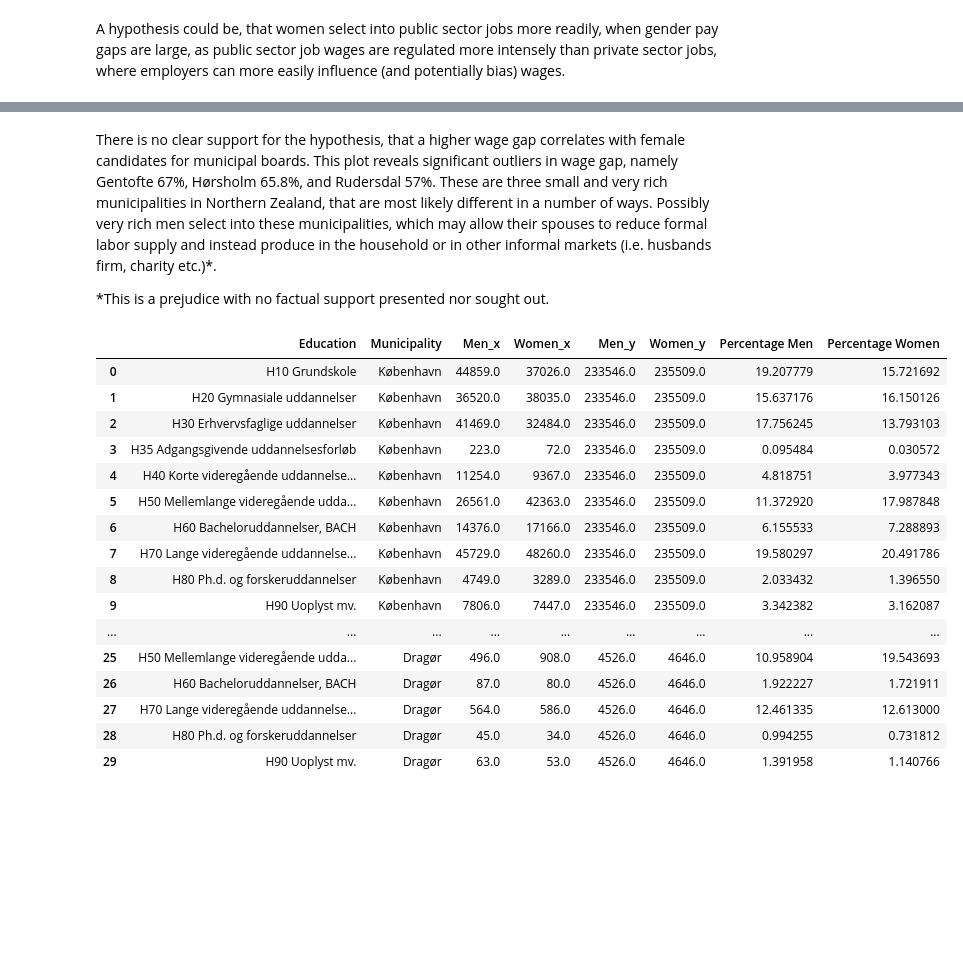
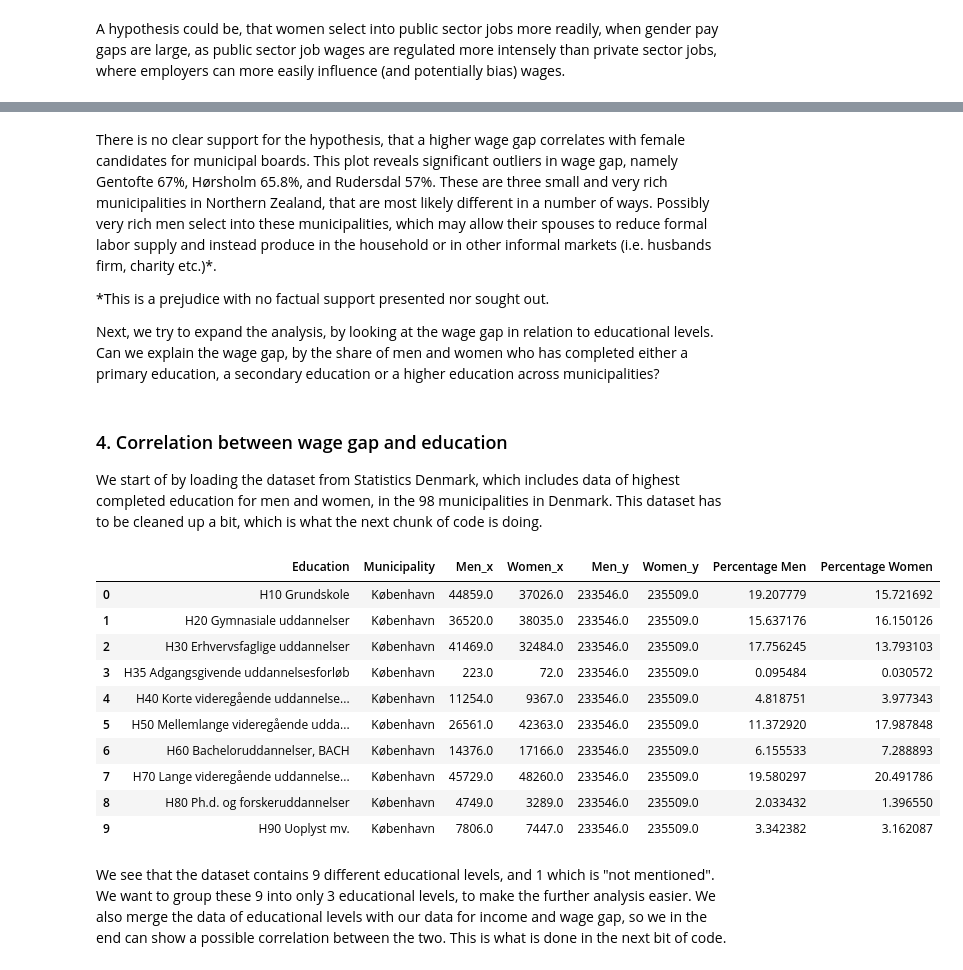
Before and after one commit to NumEconCopenhagen/projects-2019-computer-says-no, a Jupyter notebook: dataproject/Computer Says No.ipynb, the cells around one changed output, grey strips where cells are left out. Cells and saved outputs as stored; diff of their text form; code cells hidden in the pictures; blank space fills up the shorter version.

```diff
--- a/dataproject/Computer Says No.ipynb
+++ b/dataproject/Computer Says No.ipynb
@@ -291,6 +289,11 @@ There is no clear support for the hypothesis, that a higher wage gap correlates
 This plot reveals significant outliers in wage gap, namely Gentofte 67%, Hørsholm 65.8%, and Rudersdal 57%. These are three small and very rich municipalities in Northern Zealand, that are most likely different in a number of ways. Possibly very rich men select into these municipalities, which may allow their spouses to reduce formal labor supply and instead produce in the household or in other informal markets (i.e. husbands firm, charity etc.)*.
 
 *This is a prejudice with no factual support presented nor sought out.
+
+Next, we try to expand the analysis, by looking at the wage gap in relation to educational levels. Can we explain the wage gap, by the share of men and women who has completed either a primary education, a secondary education or a higher education across municipalities?
+# %% [markdown]
+### 4. Correlation between wage gap and education
+We start of by loading the dataset from Statistics Denmark, which includes data of highest completed education for men and women, in the 98 municipalities in Denmark. This dataset has to be cleaned up a bit, which is what the next chunk of code is doing.
 # %%
 #load data on education for men and women in different municipalities
 filnavn = 'Uddannelse.xlsx'
@@ -310,40 +313,36 @@ for val in ['Region']:
     Data_education=Data_education.loc[F==False]
 
 Christiansøindex = Data_education[(Data_education['Municipality']=="Christiansø")].index # Mark and remove the pseudo-municipality of Christiansø
 Data_education.drop(Christiansøindex, inplace=True)
 
 #calculate the total number of men and women in the dataset, in order to compute percentages
 Total_men = Data_education['Men'].sum()
 Total_women = Data_education['Women'].sum()
 
 #Fill the missing cells with educational level and sum the total number of men and women in each municipality
 Data_education=Data_education.fillna(method='ffill')
 Data_education_sum=Data_education.groupby(['Municipality'], as_index=False).agg({"Men": "sum", "Women": "sum"})
 
 
 #Create a column for the share of men and women with educational level in each municipality
 Data_education = pd.merge(Data_education,Data_education_sum,on='Municipality')
 Data_education["Percentage Men"]=Data_education["Men_x"]/(Data_education["Men_y"])*100
 Data_education["Percentage Women"]=Data_education["Women_x"]/(Data_education["Women_y"])*100
-Data_education.head(30)
+Data_education.head(10)
 # %% [output]
 |  | Education | Municipality | Men_x | Women_x | Men_y | Women_y | Percentage Men | Percentage Women |
 | 0 | H10 Grundskole | København | 44859.0 | 37026.0 | 233546.0 | 235509.0 | 19.207779 | 15.721692 |
 | 1 | H20 Gymnasiale uddannelser | København | 36520.0 | 38035.0 | 233546.0 | 235509.0 | 15.637176 | 16.150126 |
 | 2 | H30 Erhvervsfaglige uddannelser | København | 41469.0 | 32484.0 | 233546.0 | 235509.0 | 17.756245 | 13.793103 |
 | 3 | H35 Adgangsgivende uddannelsesforløb | København | 223.0 | 72.0 | 233546.0 | 235509.0 | 0.095484 | 0.030572 |
 | 4 | H40 Korte videregående uddannelse... | København | 11254.0 | 9367.0 | 233546.0 | 235509.0 | 4.818751 | 3.977343 |
 | 5 | H50 Mellemlange videregående udda... | København | 26561.0 | 42363.0 | 233546.0 | 235509.0 | 11.372920 | 17.987848 |
 | 6 | H60 Bacheloruddannelser, BACH | København | 14376.0 | 17166.0 | 233546.0 | 235509.0 | 6.155533 | 7.288893 |
 | 7 | H70 Lange videregående uddannelse... | København | 45729.0 | 48260.0 | 233546.0 | 235509.0 | 19.580297 | 20.491786 |
 | 8 | H80 Ph.d. og forskeruddannelser | København | 4749.0 | 3289.0 | 233546.0 | 235509.0 | 2.033432 | 1.396550 |
 | 9 | H90 Uoplyst mv. | København | 7806.0 | 7447.0 | 233546.0 | 235509.0 | 3.342382 | 3.162087 |
-| ... | ... | ... | ... | ... | ... | ... | ... | ... |
-| 25 | H50 Mellemlange videregående udda... | Dragør | 496.0 | 908.0 | 4526.0 | 4646.0 | 10.958904 | 19.543693 |
-| 26 | H60 Bacheloruddannelser, BACH | Dragør | 87.0 | 80.0 | 4526.0 | 4646.0 | 1.922227 | 1.721911 |
-| 27 | H70 Lange videregående uddannelse... | Dragør | 564.0 | 586.0 | 4526.0 | 4646.0 | 12.461335 | 12.613000 |
-| 28 | H80 Ph.d. og forskeruddannelser | Dragør | 45.0 | 34.0 | 4526.0 | 4646.0 | 0.994255 | 0.731812 |
-| 29 | H90 Uoplyst mv. | Dragør | 63.0 | 53.0 | 4526.0 | 4646.0 | 1.391958 | 1.140766 |
+# %% [markdown]
+We see that the dataset contains 9 different educational levels, and 1 which is "not mentioned". We want to group these 9 into only 3 educational levels, to make the further analysis easier. We also merge the data of educational levels with our data for income and wage gap, so we in the end can show a possible correlation between the two. This is what is done in the next bit of code.
 # %%
 #Loop to group the different educational levels into 3 defined levels of education.
 
```
Also changed, not shown: parts of 14 cells of this notebook.
